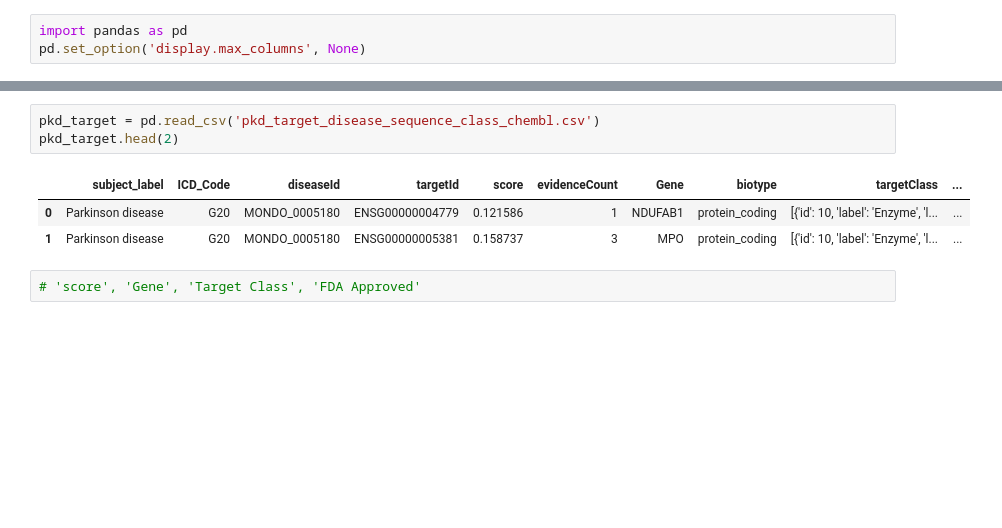
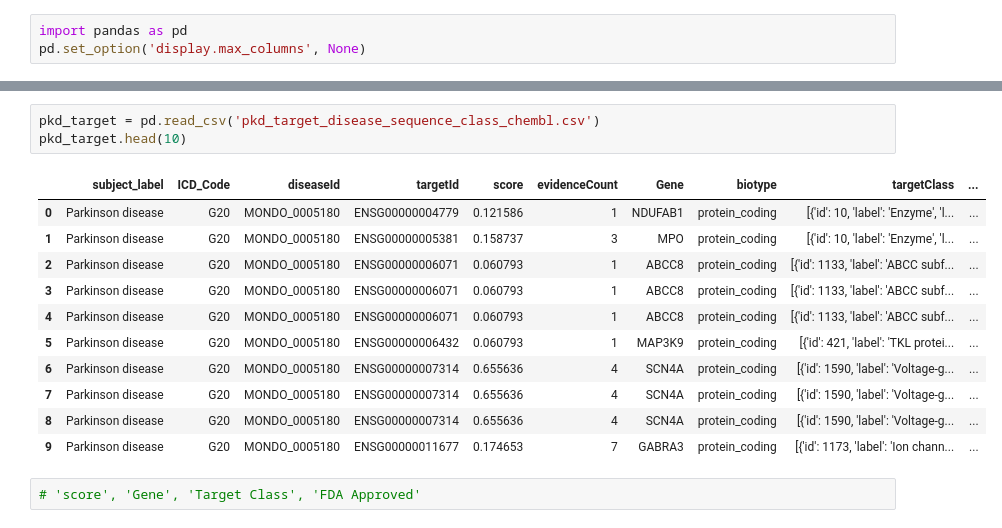
Before and after one commit to mmetalab/llm-drug-agent, a Jupyter notebook: PKDisease/pkd_target_drug_candidates.ipynb, the cells around one changed output, grey strips where cells are left out. Cells and saved outputs as stored; diff of their text form; blank space fills up the shorter version.

```diff
--- a/PKDisease/pkd_target_drug_candidates.ipynb
+++ b/PKDisease/pkd_target_drug_candidates.ipynb
@@ -4,10 +29,18 @@ pd.set_option('display.max_columns', None)
 # %%
 pkd_target = pd.read_csv('pkd_target_disease_sequence_class_chembl.csv')
-pkd_target.head(2)
+pkd_target.head(10)
 # %% [output]
 |  | subject_label | ICD_Code | diseaseId | targetId | score | evidenceCount | Gene | biotype | targetClass | ... |
 | 0 | Parkinson disease | G20 | MONDO_0005180 | ENSG00000004779 | 0.121586 | 1 | NDUFAB1 | protein_coding | [{'id': 10, 'label': 'Enzyme', 'l... | ... |
 | 1 | Parkinson disease | G20 | MONDO_0005180 | ENSG00000005381 | 0.158737 | 3 | MPO | protein_coding | [{'id': 10, 'label': 'Enzyme', 'l... | ... |
+| 2 | Parkinson disease | G20 | MONDO_0005180 | ENSG00000006071 | 0.060793 | 1 | ABCC8 | protein_coding | [{'id': 1133, 'label': 'ABCC subf... | ... |
+| 3 | Parkinson disease | G20 | MONDO_0005180 | ENSG00000006071 | 0.060793 | 1 | ABCC8 | protein_coding | [{'id': 1133, 'label': 'ABCC subf... | ... |
+| 4 | Parkinson disease | G20 | MONDO_0005180 | ENSG00000006071 | 0.060793 | 1 | ABCC8 | protein_coding | [{'id': 1133, 'label': 'ABCC subf... | ... |
+| 5 | Parkinson disease | G20 | MONDO_0005180 | ENSG00000006432 | 0.060793 | 1 | MAP3K9 | protein_coding | [{'id': 421, 'label': 'TKL protei... | ... |
+| 6 | Parkinson disease | G20 | MONDO_0005180 | ENSG00000007314 | 0.655636 | 4 | SCN4A | protein_coding | [{'id': 1590, 'label': 'Voltage-g... | ... |
+| 7 | Parkinson disease | G20 | MONDO_0005180 | ENSG00000007314 | 0.655636 | 4 | SCN4A | protein_coding | [{'id': 1590, 'label': 'Voltage-g... | ... |
+| 8 | Parkinson disease | G20 | MONDO_0005180 | ENSG00000007314 | 0.655636 | 4 | SCN4A | protein_coding | [{'id': 1590, 'label': 'Voltage-g... | ... |
+| 9 | Parkinson disease | G20 | MONDO_0005180 | ENSG00000011677 | 0.174653 | 7 | GABRA3 | protein_coding | [{'id': 1173, 'label': 'Ion chann... | ... |
 # %%
 # 'score', 'Gene', 'Target Class', 'FDA Approved'
 # %%
```
Also changed, not shown: parts of 5 cells of this notebook.
